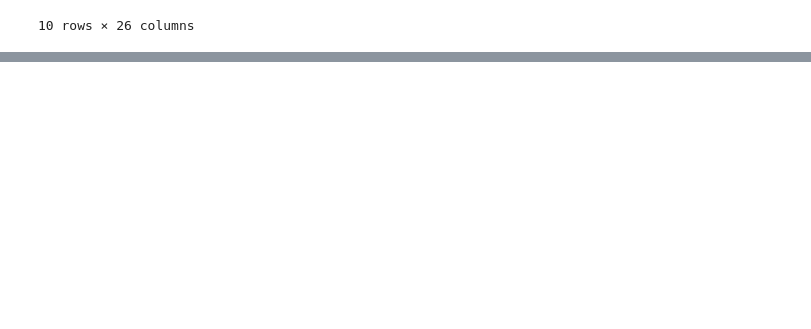
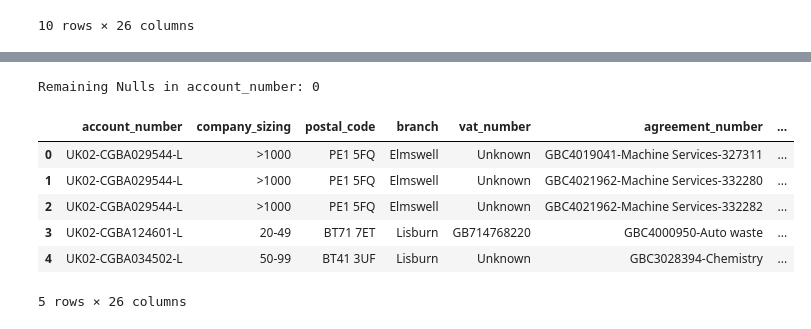
Before and after one commit to dhanyajay/customer-churn-analysis, a Jupyter notebook: notebooks/02_silver/01_preprocessing.ipynb, the cells around one changed output, grey strips where cells are left out. Drawn from its saved outputs; the diff is of its cells as text; code cells hidden in the pictures; blank space fills up the shorter version.

```diff
--- a/notebooks/02_silver/01_preprocessing.ipynb
+++ b/notebooks/02_silver/01_preprocessing.ipynb
@@ -35,3 +34,9 @@ bob.head(10)
 | 8 | UK02-CGBA029184-L | >1000 | DN4 0BF | Dinnington | Unknown | GBC4015237-Machine Services-333001 | ... |
 | 9 | UK02-SGBA034070-L | >1000 | DD10 9ET | Montrose | Unknown | GBC4006291-Machine Services-329020 | ... |
 10 rows × 26 columns
+# %%
+# 1. Use the subset parameter to specify the columns to check for duplicates
+bob = bob.drop_duplicates(subset=['account_number','agreement_number', 'agreement_start_date', 'agreement_end_date'])
+
+# 2. To modify the original DataFrame directly without creating a new one:
+bob.drop_duplicates(subset=['account_number', 'agreement_number', 'agreement_start_date', 'agreement_end_date'], inplace=True)
@@ -37,0 +82,9 @@ bob.head(10)
+# %%
+# The 4 anchor columns we checked
+cols = ['account_number', 'agreement_number', 'agreement_start_date', 'agreement_end_date']
+
+# Remove rows where any of these 4 columns have a Null value
+bob.dropna(subset=cols, inplace=True)
+
+# Verify the new row count
+print(f"Rows remaining: {len(bob)}")
@@ -37,0 +117,18 @@ bob.head(10)
+# %%
+# Removes rows where the ID is null
+retention.dropna(subset=['Customer Account Number'], inplace=True)
+
+# Verify that nulls are gone
+print(f"Remaining Nulls in account_number: {bob['account_number'].isnull().sum()}")
+# %% [output]
+Remaining Nulls in account_number: 0
+# %%
+bob.head()
+# %% [output]
+|  | account_number | company_sizing | postal_code | branch | vat_number | agreement_number | ... |
+| 0 | UK02-CGBA029544-L | >1000 | PE1 5FQ | Elmswell | Unknown | GBC4019041-Machine Services-327311 | ... |
+| 1 | UK02-CGBA029544-L | >1000 | PE1 5FQ | Elmswell | Unknown | GBC4021962-Machine Services-332280 | ... |
+| 2 | UK02-CGBA029544-L | >1000 | PE1 5FQ | Elmswell | Unknown | GBC4021962-Machine Services-332282 | ... |
+| 3 | UK02-CGBA124601-L | 20-49 | BT71 7ET | Lisburn | GB714768220 | GBC4000950-Auto waste | ... |
+| 4 | UK02-CGBA034502-L | 50-99 | BT41 3UF | Lisburn | Unknown | GBC3028394-Chemistry | ... |
+5 rows × 26 columns
```
Also changed, not shown: parts of 10 cells of this notebook, 7 other files.
